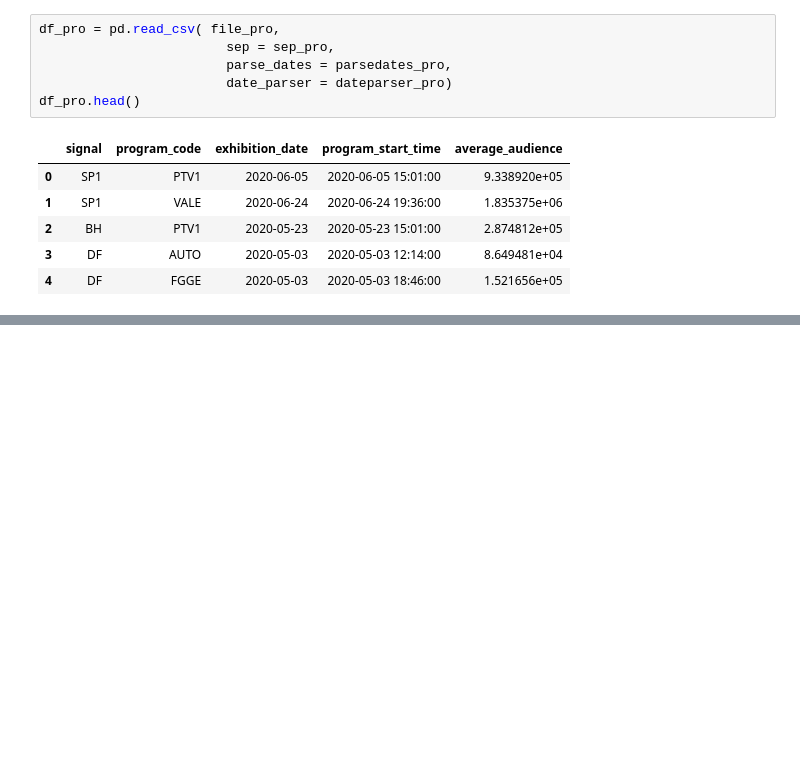
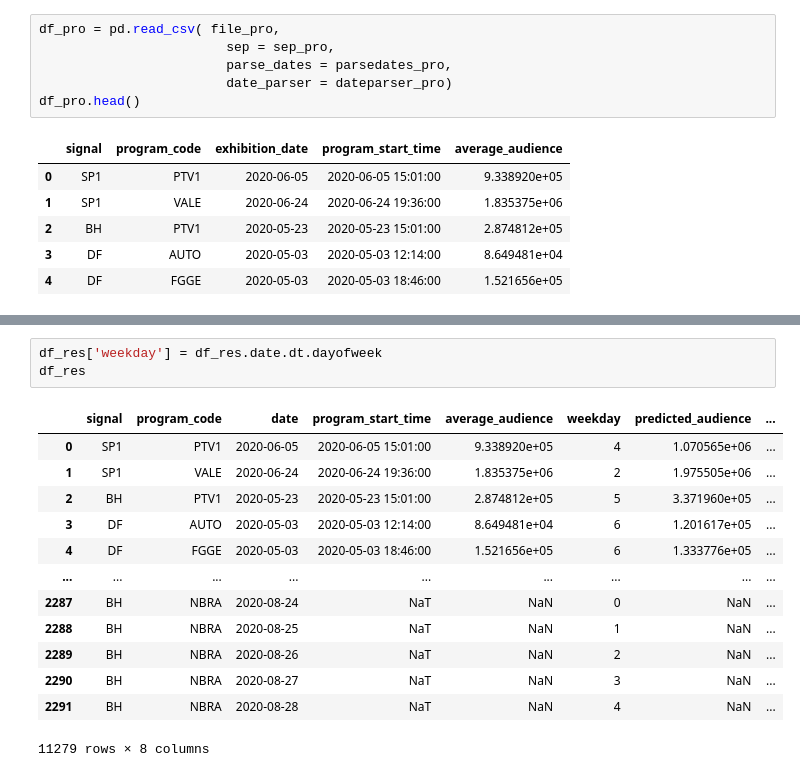
Before and after one commit to ddlandim/DS-Apis-Globo, a Jupyter notebook: experimentos.ipynb, the cells around one changed output, grey strips where cells are left out. Drawn from its saved outputs; the diff is of its cells as text; blank space fills up the shorter version.

```diff
--- a/experimentos.ipynb
+++ b/experimentos.ipynb
@@ -181,0 +168,17 @@ df_res
+# %%
+df_res['weekday'] = df_res.date.dt.dayofweek
+df_res
+# %% [output]
+|  | signal | program_code | date | program_start_time | average_audience | weekday | predicted_audience | ... |
+| 0 | SP1 | PTV1 | 2020-06-05 | 2020-06-05 15:01:00 | 9.338920e+05 | 4 | 1.070565e+06 | ... |
+| 1 | SP1 | VALE | 2020-06-24 | 2020-06-24 19:36:00 | 1.835375e+06 | 2 | 1.975505e+06 | ... |
+| 2 | BH | PTV1 | 2020-05-23 | 2020-05-23 15:01:00 | 2.874812e+05 | 5 | 3.371960e+05 | ... |
+| 3 | DF | AUTO | 2020-05-03 | 2020-05-03 12:14:00 | 8.649481e+04 | 6 | 1.201617e+05 | ... |
+| 4 | DF | FGGE | 2020-05-03 | 2020-05-03 18:46:00 | 1.521656e+05 | 6 | 1.333776e+05 | ... |
+| ... | ... | ... | ... | ... | ... | ... | ... | ... |
+| 2287 | BH | NBRA | 2020-08-24 | NaT | NaN | 0 | NaN | ... |
+| 2288 | BH | NBRA | 2020-08-25 | NaT | NaN | 1 | NaN | ... |
+| 2289 | BH | NBRA | 2020-08-26 | NaT | NaN | 2 | NaN | ... |
+| 2290 | BH | NBRA | 2020-08-27 | NaT | NaN | 3 | NaN | ... |
+| 2291 | BH | NBRA | 2020-08-28 | NaT | NaN | 4 | NaN | ... |
+11279 rows × 8 columns
```
Also changed, not shown: parts of 14 cells of this notebook, 1 other file.
